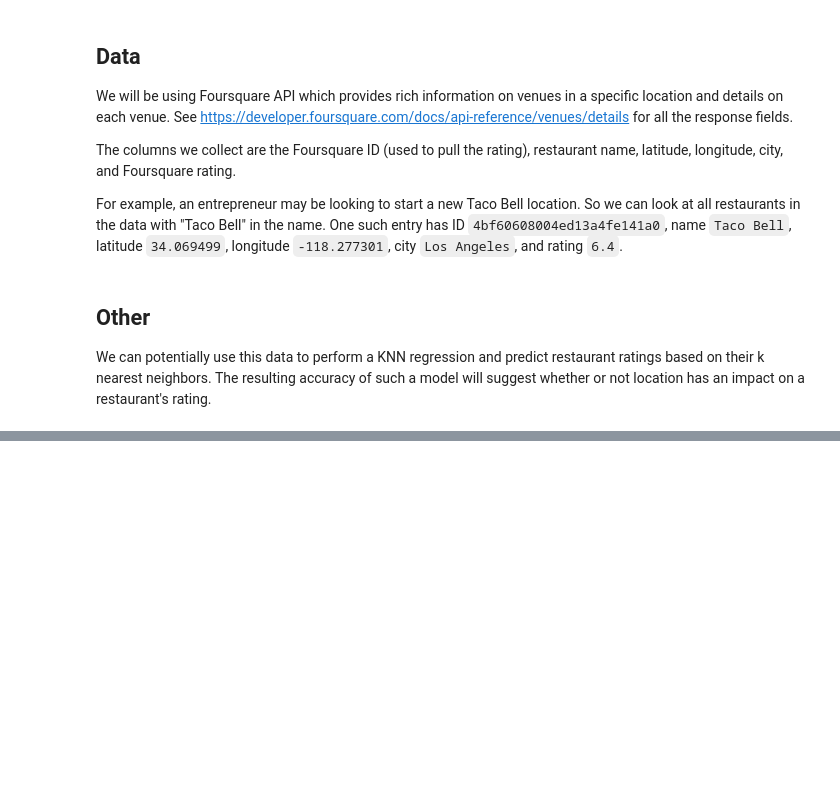
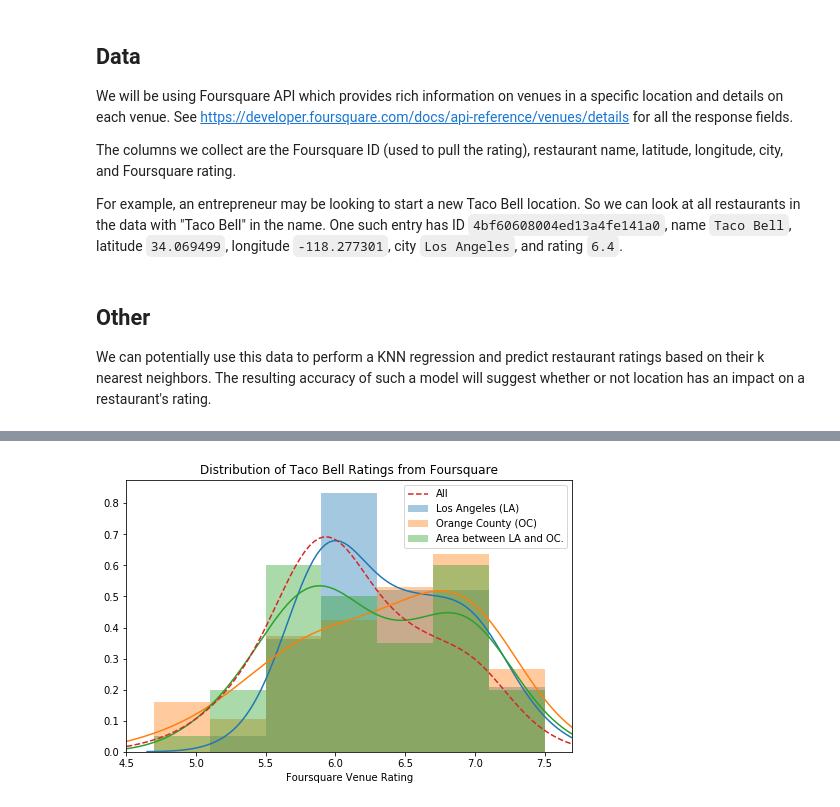
Before and after one commit to timctran/Coursera_Capstone, a Jupyter notebook: coursera_capstone_week4and5.ipynb, the cells around one changed output, grey strips where cells are left out. Saved outputs shown, nothing was run; the diff lists cells and outputs as text; code cells hidden in the pictures; blank space fills up the shorter version.

```diff
--- a/coursera_capstone_week4and5.ipynb
+++ b/coursera_capstone_week4and5.ipynb
@@ -133,0 +98,22 @@ plt.show()
+# %%
+LA_lat, LA_lng = (34.052235, -118.243683) # latitude and longitude of Los Angeles
+# df1 = assemble_dataset("Taco Bell", LA_lat, LA_lng)
+# df1.to_csv("./foursquare_data/LA - Taco Bell.csv")
+df1 = pd.read_csv("./foursquare_data/LA - Taco Bell.csv", index_col=0)
+
+OC_lat, OC_lng = (33.7175, -117.8311) # latitude and longitude of Orange County
+# df2 = assemble_dataset("Taco Bell", OC_lat, OC_lng)
+# df2.to_csv("./foursquare_data/OC - Taco Bell.csv")
+df2 = pd.read_csv("./foursquare_data/OC - Taco Bell.csv", index_col=0)
+
+# Fill in data between the two locations.
+midpoint_lat = (OC_lat+LA_lat)/2
+midpoint_lng = (OC_lng+LA_lng)/2
+# df3 = assemble_dataset("Taco Bell", midpoint_lat, midpoint_lng)
+# df3.to_csv("./foursquare_data/Between LA and OC - Taco Bell.csv")
+df3 = pd.read_csv("./foursquare_data/Between LA and OC - Taco Bell.csv", index_col=0)
+
+drop_names = ["Taco Bell/Pizza Hut", "Taco Bell/KFC"]
+df = pd.concat([df1, df2, df3]).drop_duplicates().dropna()
+df = df[~df["Name"].isin(drop_names)]
+df.head()
@@ -133,0 +139,14 @@ plt.show()
+# %%
+plt.figure(figsize=(8,5))
+bins = np.linspace(4.7, 7.5, 8)
+sns.distplot(df1["rating"].dropna(), bins=bins, label="Los Angeles (LA)")
+sns.distplot(df2["rating"].dropna(), bins=bins, label="Orange County (OC)")
+sns.distplot(df3["rating"].dropna(), bins=bins, label="Area between LA and OC.")
+sns.distplot(df["rating"], bins=bins, hist=False, label="All", kde_kws={"linestyle": "--"})
+plt.title("Distribution of Taco Bell Ratings from Foursquare")
+plt.legend()
+plt.xlim(4.5, 7.7)
+plt.xlabel("Foursquare Venue Rating")
+plt.show()
+# %% [output]
+[figure, added]
```
Also changed, not shown: parts of 19 cells of this notebook, 8 other files.
